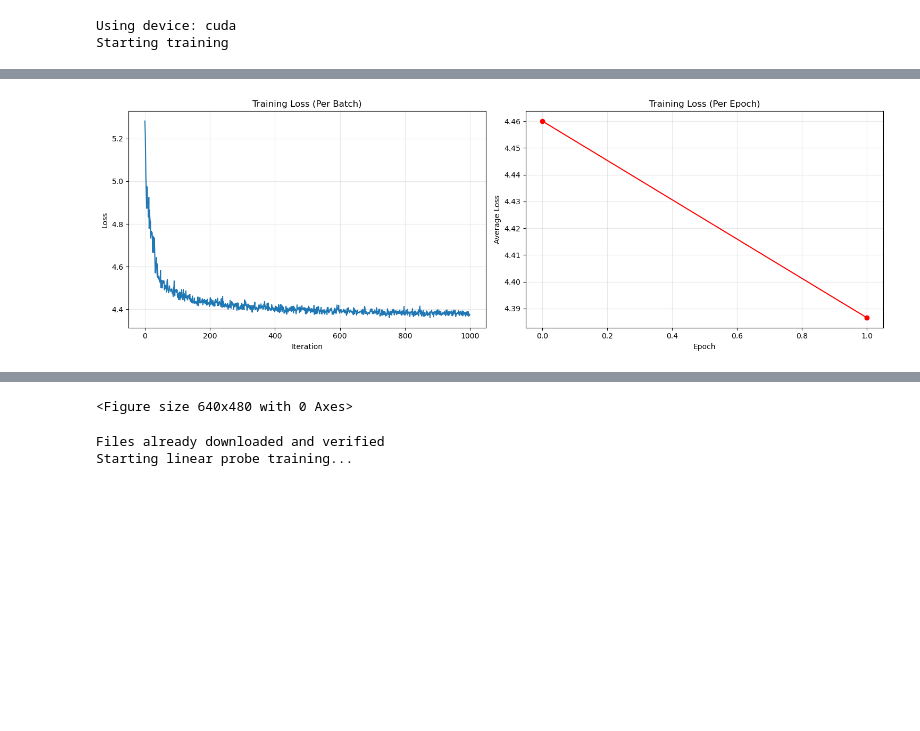
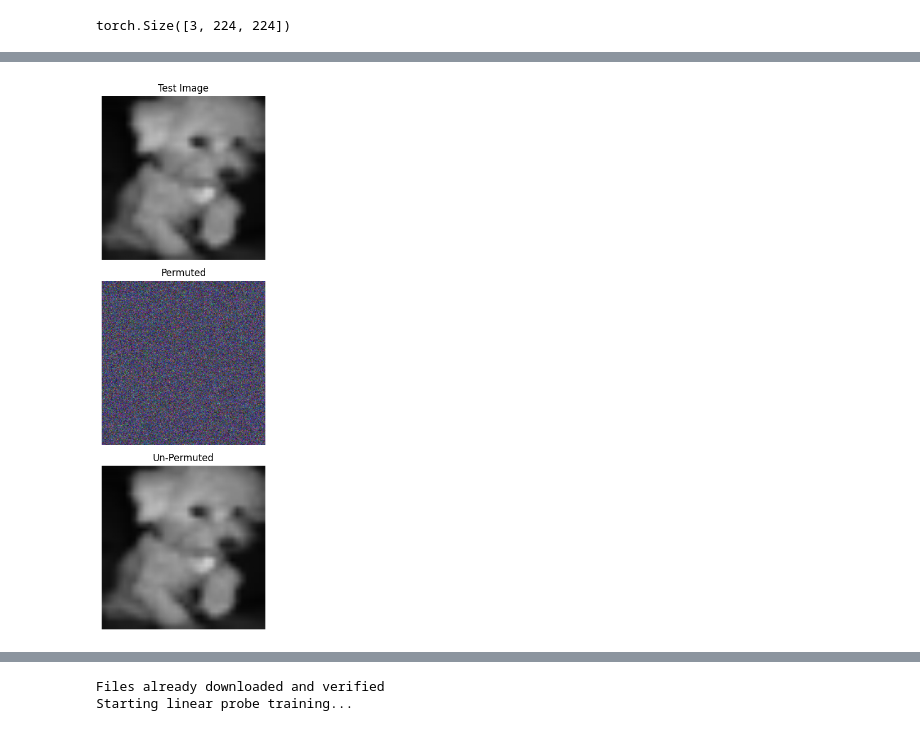
Before and after one commit to BosonicJustin/CLTheory, a Jupyter notebook: Isomorphic Augmentation Test.ipynb, the cells around one changed output, grey strips where cells are left out. Saved outputs shown, nothing was run; the diff lists cells and outputs as text; code cells hidden in the pictures; blank space fills up the shorter version.

Commit message:
Add random permutation transformation

```diff
--- a/Isomorphic Augmentation Test.ipynb
+++ b/Isomorphic Augmentation Test.ipynb
@@ -150,37 +74,32 @@ Files already downloaded and verified
 # %%
-import torchvision.models as models
-import matplotlib.pyplot as plt
+import torch
+import torch.fft as fft
 
-# Load non-pretrained ResNet50 and train with SimCLR
-resnet50 = models.resnet50(pretrained=False)
-trained_resnet50_identity, losses = SimCLR(resnet50, train_loader, nn.Identity(), 224, 224, epochs=2).train()
+from transformations.image_permutations import ImagePermutationTransform
 
-# Create a figure for plotting the losses
-plt.figure(figsize=(15, 5))
+images, labels = next(dataiter)
+test_image = images[0]
 
-# Plot batch losses
-plt.subplot(1, 2, 1)
-plt.plot(losses['batch_losses'])
-plt.title('Training Loss (Per Batch)')
-plt.xlabel('Iteration')
-plt.ylabel('Loss')
-plt.grid(True, alpha=0.3)
+perm_transform = ImagePermutationTransform(test_image.shape[-2], test_image.shape[-1])
+img_permuted = perm_transform(test_image.unsqueeze(0))
+un_permuted_img = perm_transform.inverse(img_permuted)
 
-# Plot epoch losses
-plt.subplot(1, 2, 2)
-plt.plot(losses['epoch_losses'], 'ro-')
-plt.title('Training Loss (Per Epoch)')
-plt.xlabel('Epoch')
-plt.ylabel('Average Loss')
-plt.grid(True, alpha=0.3)
+fig, axes = plt.subplots(3, figsize=(10, 10))
+
+print(test_image.shape)
+axes[0].imshow(imshow(test_image))
+axes[0].set_title(f'Test Image')
+axes[0].axis('off')
+
+axes[1].imshow(imshow(img_perm.squeeze(0)))
+axes[1].set_title(f'Permuted')
+axes[1].axis('off')
+
+axes[2].imshow(imshow(un_permuted_img.squeeze(0)))
+axes[2].set_title(f'Un-Permuted')
+axes[2].axis('off')
 
 plt.tight_layout()
 plt.show()
-
-# Save the plots if needed
-plt.savefig('simclr_training_losses.png', dpi=300, bbox_inches='tight')
-
-print(f"Final training loss: {losses['epoch_losses'][-1]:.4f}")
 # %% [output]
-Using device: cuda
-Starting training
+torch.Size([3, 224, 224])
@@ -199 +106 @@ Epoch 2/2, Average Loss: 4.3866
-[figure, old version]
+[figure, new version]
@@ -201,4 +107,3 @@ Final training loss: 4.3866
-<Figure size 640x480 with 0 Axes>
 # %%
 # Latent Space Evaluation tools
 
```
Also changed, not shown: parts of 4 cells of this notebook, 2 other files.
